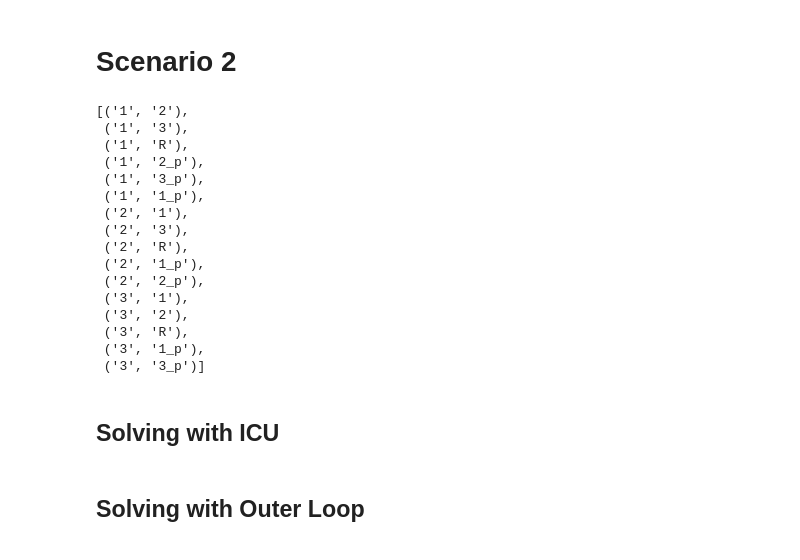
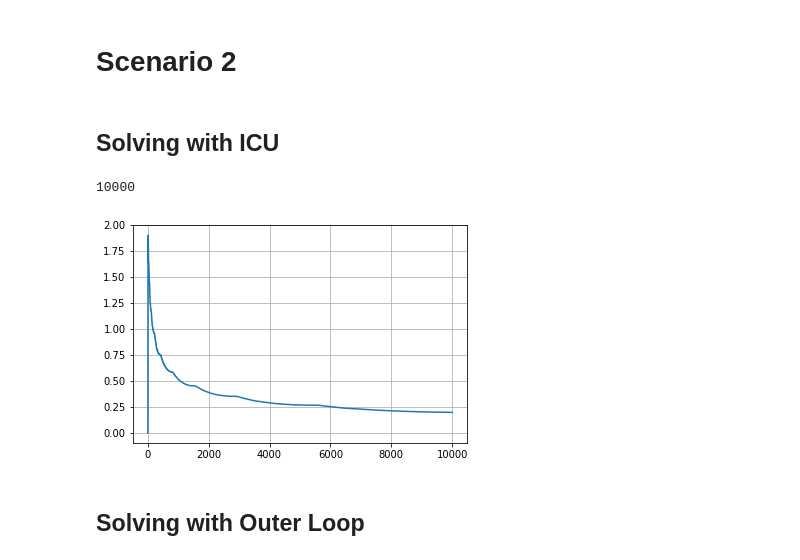
Before and after one commit to LucasFuentesValenzuela/ICU, a Jupyter notebook: notebooks/20200117 Tests on larger graphs_v1.ipynb, the cells around one changed output. Cells and saved outputs as stored; diff of their text form; code cells hidden in the pictures.

```diff
--- a/notebooks/20200117 Tests on larger graphs_v1.ipynb
+++ b/notebooks/20200117 Tests on larger graphs_v1.ipynb
@@ -122,31 +125,26 @@ path='Data/3Nodes/'
 G_0, OD = construct_graph(path)
 # %%
 edge_list=get_edge_list(G_0)
-# %%
-edge_list
-# %% [output]
-[('1', '2'),
- ('1', '3'),
- ('1', 'R'),
- ('1', '2_p'),
- ('1', '3_p'),
- ('1', '1_p'),
- ('2', '1'),
- ('2', '3'),
- ('2', 'R'),
- ('2', '1_p'),
- ('2', '2_p'),
- ('3', '1'),
- ('3', '2'),
- ('3', 'R'),
- ('3', '1_p'),
- ('3', '3_p')]
 # %% [markdown]
 ## Solving with ICU
 # %%
 #How to compute a stopping criterion?
-G_icu,y_list,opt_res,OD_list=modified_FW(G_0.copy(),OD.copy(),edge_list,maxIter=400,
+G_icu,y_list,opt_res,OD_list=modified_FW(G_0.copy(),OD.copy(),edge_list,maxIter=10000,
                          step='fixed',rebalancer_smoothing=True, ri_smoothing=False,evolving_bounds=False)
+# %%
+len(G_icu)
+# %% [output]
+10000
+# %%
+f=[]
+
+for G_crt in G_icu:
+    f.append(G_crt['2']['3']['f_m']+G_crt['2']['3']['f_r'])
+# %%
+plt.plot(f)
+plt.grid(True)
+# %% [output]
+[figure, added]
 # %% [markdown]
 ## Solving with Outer Loop
 # %%
```
Also changed, not shown: parts of 25 cells of this notebook, 7 other files.
